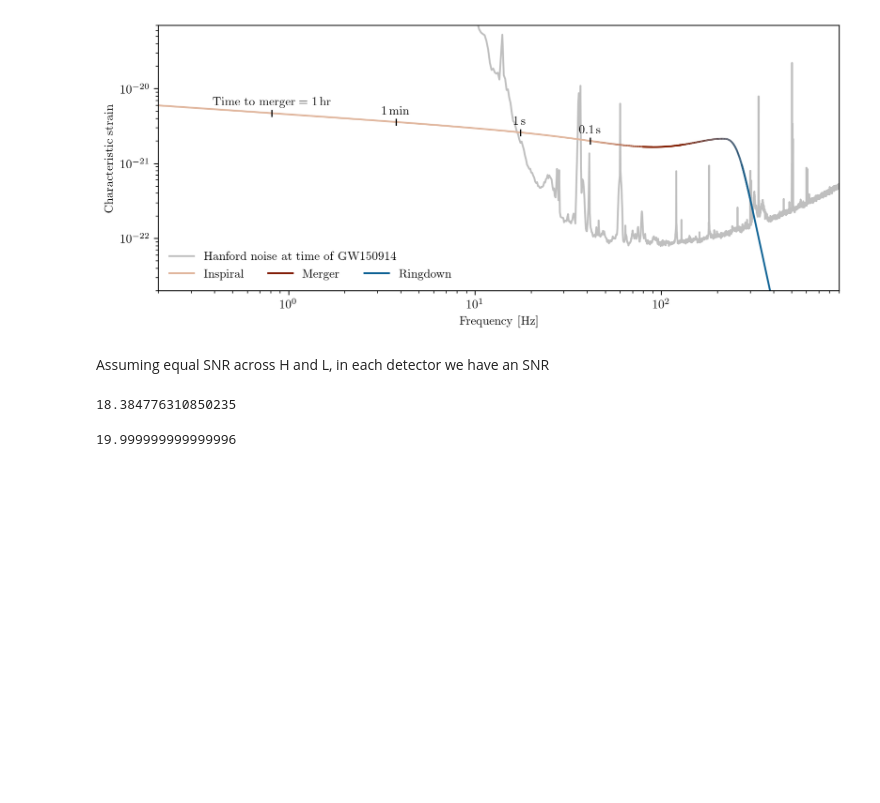
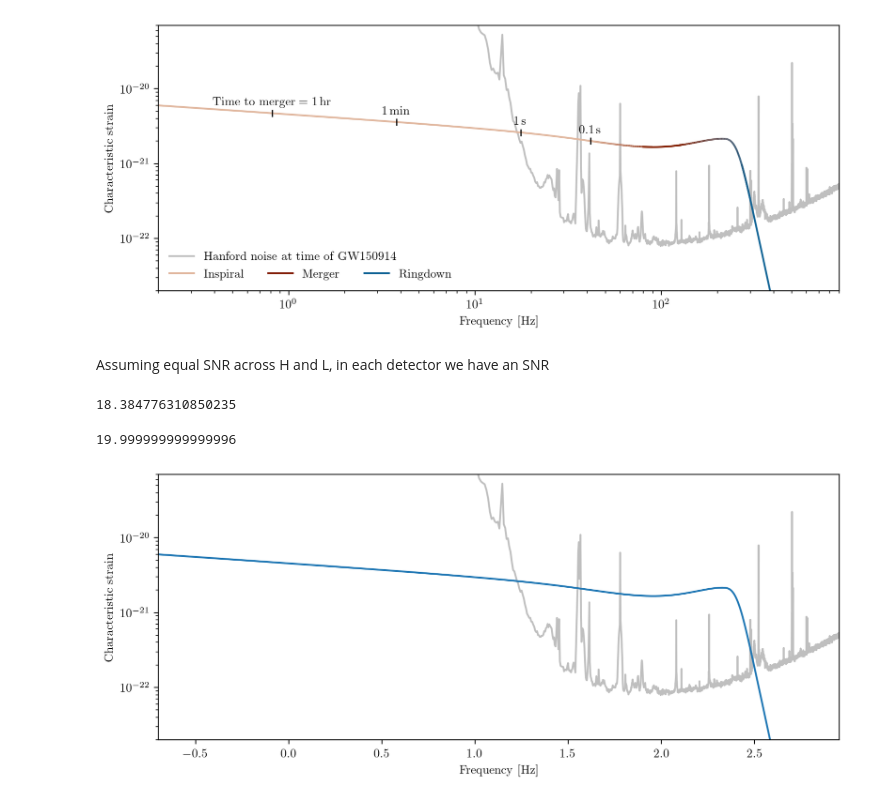
Before and after one commit to eliotfinch/thesis, a Jupyter notebook: Figures/Introduction/fd_waveform.ipynb, the cells around one changed output. Saved outputs shown, nothing was run; the diff lists cells and outputs as text; code cells hidden in the pictures; blank space fills up the shorter version.

```diff
--- a/Figures/Introduction/fd_waveform.ipynb
+++ b/Figures/Introduction/fd_waveform.ipynb
@@ -159,7 +159,10 @@ psd_f_alt, psd_H_alt = np.loadtxt('2015_10_24_15_09_43_H1_O1_strain.txt').T
 # %%
 fig, ax = plt.subplots(figsize=(10,4), dpi=200)
 
-ax.plot(asd_f[20:], np.sqrt(asd_f[20:])*asd_dict['H1'](asd_f)[20:], c='k', alpha=0.25)
+asd_f_plot = asd_f[20:]
+asd_plot = np.sqrt(asd_f[20:])*asd_dict['H1'](asd_f)[20:]
+
+ax.plot(asd_f_plot, asd_plot, c='k', alpha=0.25)
 # ax.plot(psd_f, np.sqrt(psd_f*psd_H))
 # ax.plot(psd_f_alt[5:], np.sqrt(psd_f_alt[5:])*psd_H_alt[5:], alpha=0.5)
 
@@ -289,3 +293,23 @@ np.sqrt(26**2/2)
 2e-21/1e-22
 # %% [output]
 19.999999999999996
+# %%
+# Integrating properly:
+
+fig, ax = plt.subplots(figsize=(10,4), dpi=200)
+
+ax.plot(np.log10(asd_f_plot), asd_plot, c='k', alpha=0.25)
+ax.plot(np.log10(fs), h_plot)
+
+xlim = [np.log10(0.2), np.log10(900)]
+ylim = [2e-23, 7e-20]
+
+ax.set_xlim(xlim)
+ax.set_ylim(ylim)
+
+ax.set_yscale('log')
+
+ax.set_ylabel('Characteristic strain')
+_ = ax.set_xlabel('Frequency [Hz]')
+# %% [output]
+[figure, added]
```
Also changed, not shown: parts of 8 cells of this notebook, 3 other files.
